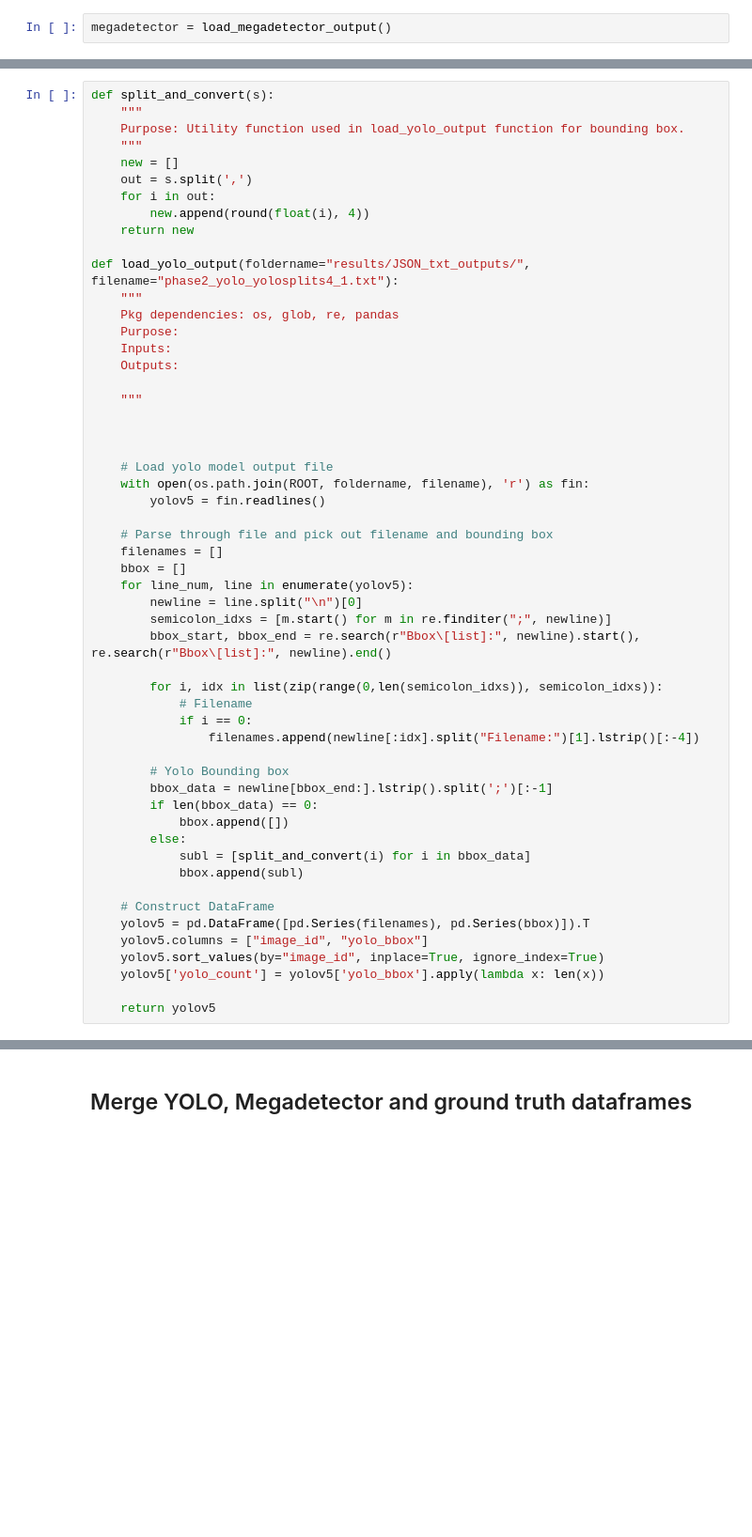
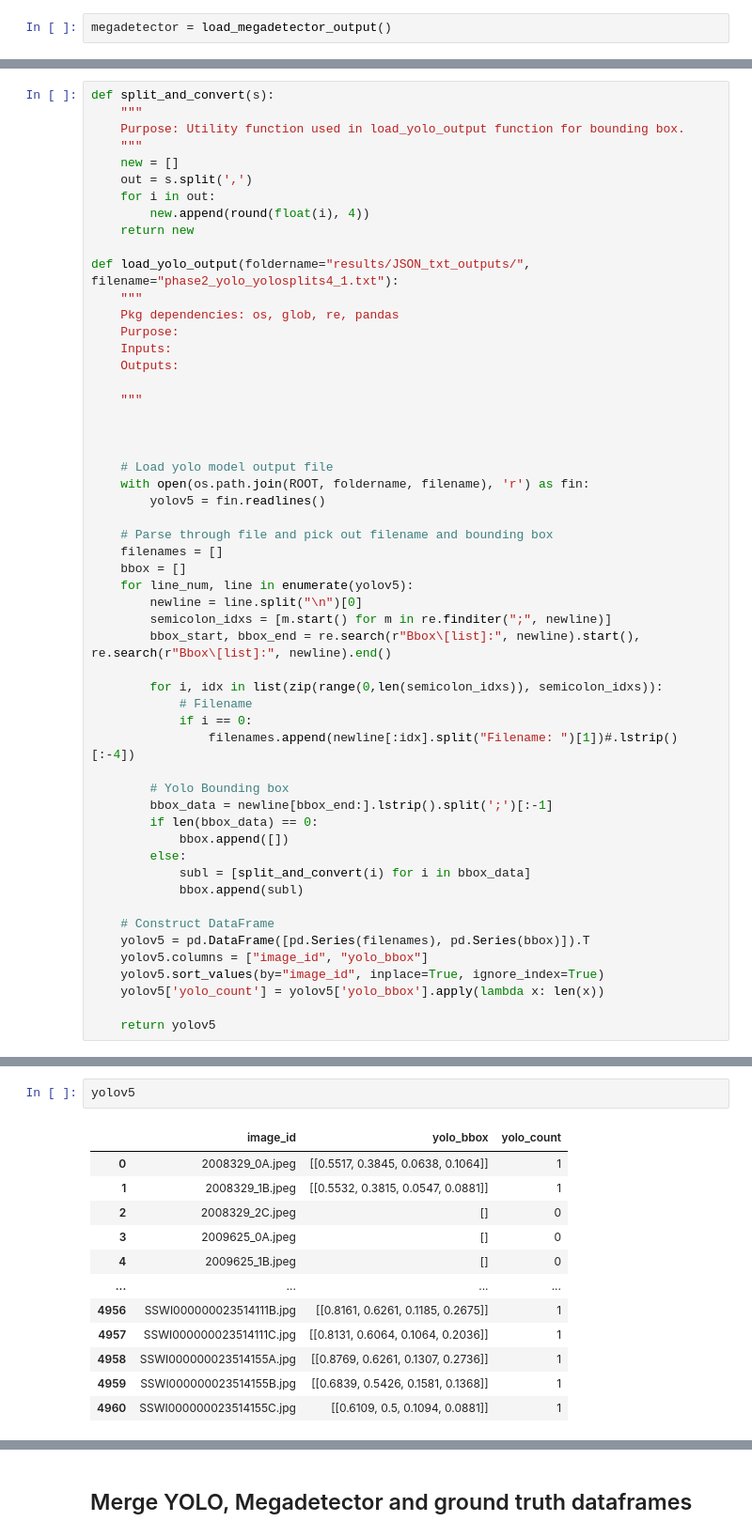
Before and after one commit to jroshanucb/capstone, a Jupyter notebook: ensemble/Counts.ipynb, the cells around one changed output, grey strips where cells are left out. Shown at 94% size. Cells and saved outputs as stored; diff of their text form; blank space fills up the shorter version.

```diff
--- a/ensemble/Counts.ipynb
+++ b/ensemble/Counts.ipynb
@@ -123,7 +139,7 @@ def load_yolo_output(foldername="results/JSON_txt_outputs/", filename="phase2_yo
         for i, idx in list(zip(range(0,len(semicolon_idxs)), semicolon_idxs)):
             # Filename
             if i == 0:
-                filenames.append(newline[:idx].split("Filename:")[1].lstrip()[:-4])
+                filenames.append(newline[:idx].split("Filename: ")[1])#.lstrip()[:-4])
 
         # Yolo Bounding box
         bbox_data = newline[bbox_end:].lstrip().split(';')[:-1]
@@ -152,0 +161,15 @@ yolov5.head()
+# %%
+yolov5
+# %% [output]
+|  | image_id | yolo_bbox | yolo_count |
+| 0 | 2008329_0A.jpeg | [[0.5517, 0.3845, 0.0638, 0.1064]] | 1 |
+| 1 | 2008329_1B.jpeg | [[0.5532, 0.3815, 0.0547, 0.0881]] | 1 |
+| 2 | 2008329_2C.jpeg | [] | 0 |
+| 3 | 2009625_0A.jpeg | [] | 0 |
+| 4 | 2009625_1B.jpeg | [] | 0 |
+| ... | ... | ... | ... |
+| 4956 | SSWI000000023514111B.jpg | [[0.8161, 0.6261, 0.1185, 0.2675]] | 1 |
+| 4957 | SSWI000000023514111C.jpg | [[0.8131, 0.6064, 0.1064, 0.2036]] | 1 |
+| 4958 | SSWI000000023514155A.jpg | [[0.8769, 0.6261, 0.1307, 0.2736]] | 1 |
+| 4959 | SSWI000000023514155B.jpg | [[0.6839, 0.5426, 0.1581, 0.1368]] | 1 |
+| 4960 | SSWI000000023514155C.jpg | [[0.6109, 0.5, 0.1094, 0.0881]] | 1 |
```
Also changed, not shown: parts of 6 cells of this notebook.
